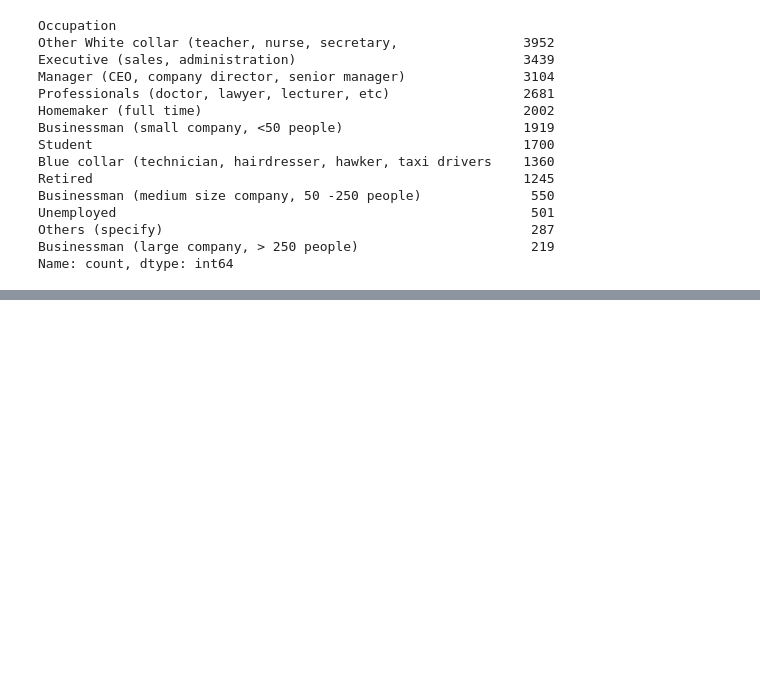
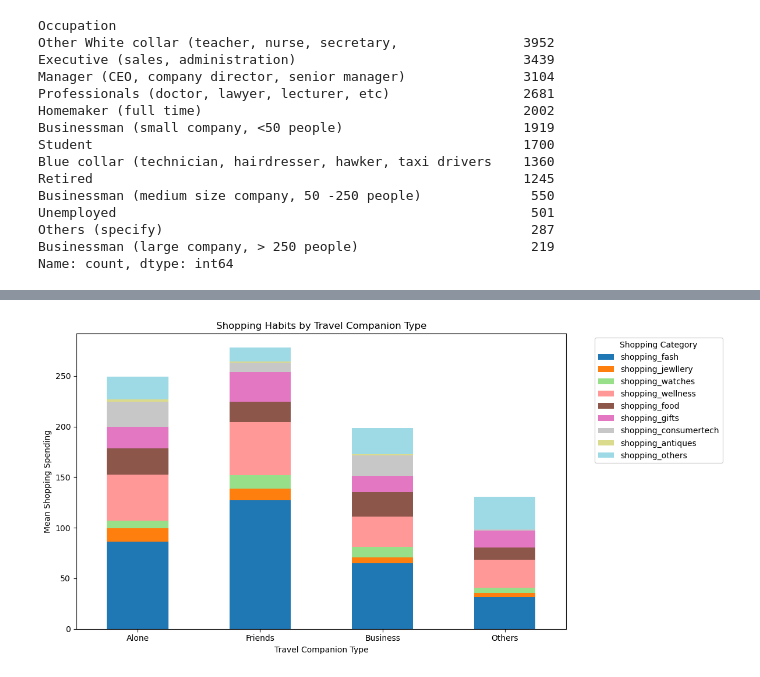
Before and after one commit to alvinhh01/Tourism, a Jupyter notebook: Datafile.ipynb, the cells around one changed output, grey strips where cells are left out. Cells and saved outputs as stored; diff of their text form; code cells hidden in the pictures; blank space fills up the shorter version.

```diff
--- a/Datafile.ipynb
+++ b/Datafile.ipynb
@@ -710,0 +668,4 @@ SyntaxError: invalid syntax (2373907948.py, line 1)
+# %%
+for col in cols_to_check:
+    print(f"\n--- Frequency Table: {col} ---")
+    print(df_cleaned[col].value_counts(dropna=False))
@@ -710,0 +805,37 @@ SyntaxError: invalid syntax (2373907948.py, line 1)
+# %%
+# Define columns
+shopping_cols = [
+    'shopping_fash', 'shopping_jewllery', 'shopping_watches',
+    'shopping_wellness', 'shopping_food', 'shopping_gifts',
+    'shopping_consumertech', 'shopping_antiques', 'shopping_others'
+]
+
+companion_cols = {
+    'Travel companion - Alone': 'Alone',
+    'Travel companion - Friends': 'Friends',
+    'Travel companion - Business associates/Colleagues': 'Business',
+    'Travel companion - Others': 'Others'
+}
+
+# Store results
+result = {}
+
+# For each companion type, compute average shopping behavior
+for col, label in companion_cols.items():
+    filtered = df_cleaned[df_cleaned[col] == 1]
+    result[label] = filtered[shopping_cols].mean()
+
+# Combine into a DataFrame
+result_df = pd.DataFrame(result).T  # Transpose so rows = companion types
+
+# Plot stacked bar chart
+result_df.plot(kind='bar', stacked=True, figsize=(12, 6), colormap='tab20')
+plt.title('Shopping Habits by Travel Companion Type')
+plt.ylabel('Mean Shopping Spending')
+plt.xlabel('Travel Companion Type')
+plt.xticks(rotation=0)
+plt.legend(title='Shopping Category', bbox_to_anchor=(1.05, 1), loc='upper left')
+plt.tight_layout()
+plt.show()
+# %% [output]
+[figure, added]
```
Also changed, not shown: parts of 61 cells of this notebook.
